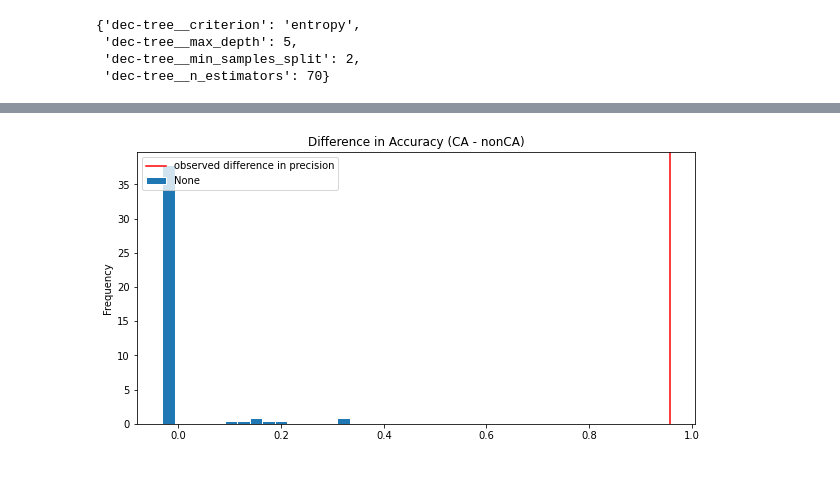
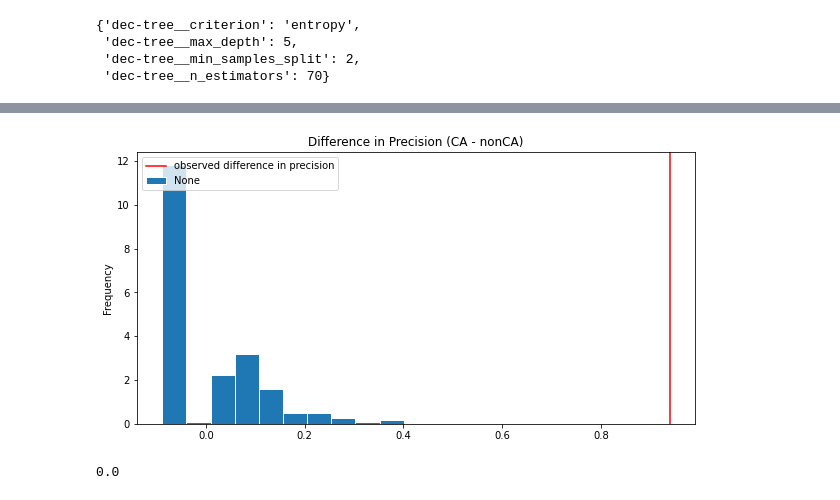
Before and after one commit to tharvipop/sussy-stock-trades, a Jupyter notebook: final_model.ipynb, the cells around one changed output, grey strips where cells are left out. Cells and saved outputs as stored; diff of their text form; code cells hidden in the pictures.

```diff
--- a/final_model.ipynb
+++ b/final_model.ipynb
@@ -166,6 +165,6 @@ obs
 # %%
 diff_in_prec = []
-for _ in range(100):
+for _ in range(1000):
     s = (
         results[['is_CA', 'prediction', 'cap_gains_over_200_usd']]
         .assign(is_CA=results.is_CA.sample(frac=1.0, replace=False).reset_index(drop=True))
@@ -178,8 +177,13 @@ for _ in range(100):
     diff_in_prec.append(s)
 # %%
 plt.figure(figsize=(10, 5))
-pd.Series(diff_in_prec).plot(kind='hist', ec='w', density=True, bins=15, title='Difference in Accuracy (CA - nonCA)')
+pd.Series(diff_in_prec).plot(kind='hist', ec='w', density=True, bins=15, title='Difference in Precision (CA - nonCA)')
 plt.axvline(x=obs, color='red', label='observed difference in precision')
 plt.legend(loc='upper left');
 # %% [output]
-[figure, old version]
+[figure, new version]
+# %%
+p_val = (obs <= diff_in_prec).mean()
+p_val
+# %% [output]
+0.0
```
Also changed, not shown: parts of 12 cells of this notebook, 2 other files.
